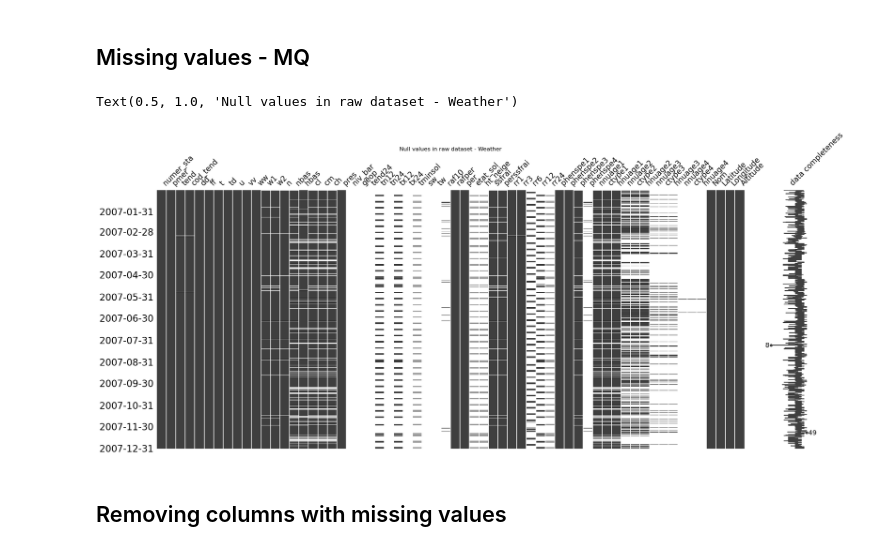
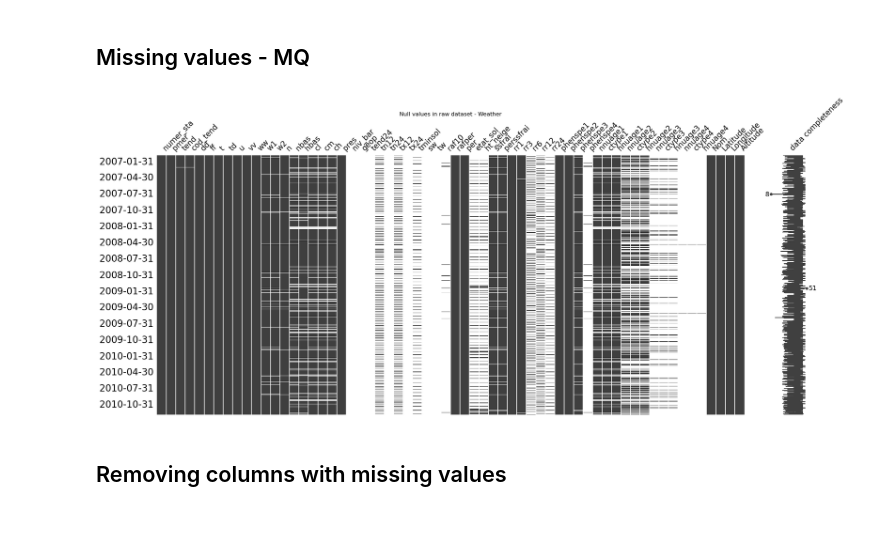
Before and after one commit to sabrinasartori/project-INF442, a Jupyter notebook: notebooks/01-data_pre_processing_weather.ipynb, the cells around one changed output. Saved outputs shown, nothing was run; the diff lists cells and outputs as text; code cells hidden in the pictures; blank space fills up the shorter version.

```diff
--- a/notebooks/01-data_pre_processing_weather.ipynb
+++ b/notebooks/01-data_pre_processing_weather.ipynb
@@ -145,11 +145,12 @@ for k,v in files_map.items():
     files_map[k] = v.replace("mq", np.nan)
 # %%
 
-msno.matrix(files_map['2007'], labels= True, freq ='M')
+msno.matrix(pd.concat(files_map.values()), labels= True, freq ='3M')
 plt.title("Null values in raw dataset - Weather")
+plt.tight_layout()
+plt.savefig("img/missing_values_weather.png")
 # %% [output]
-Text(0.5, 1.0, 'Null values in raw dataset - Weather')
-[figure, old version]
+[figure, new version]
 # %% [markdown]
 ## Removing columns with missing values
 # %% [markdown]
```
Also changed, not shown: parts of 1 cell of this notebook, 13 other files.
